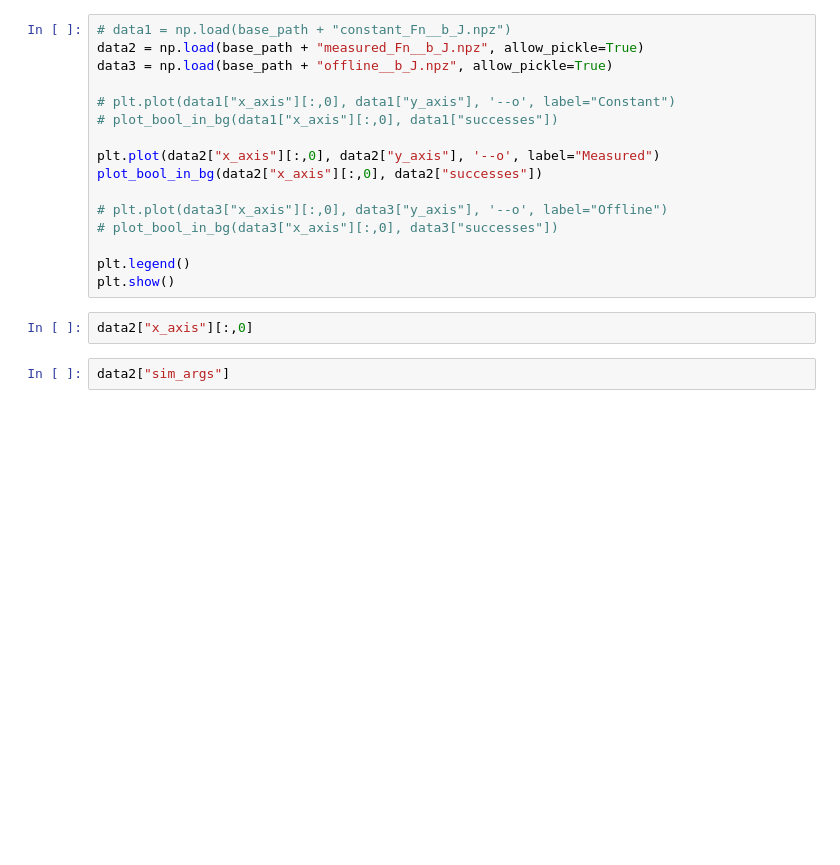
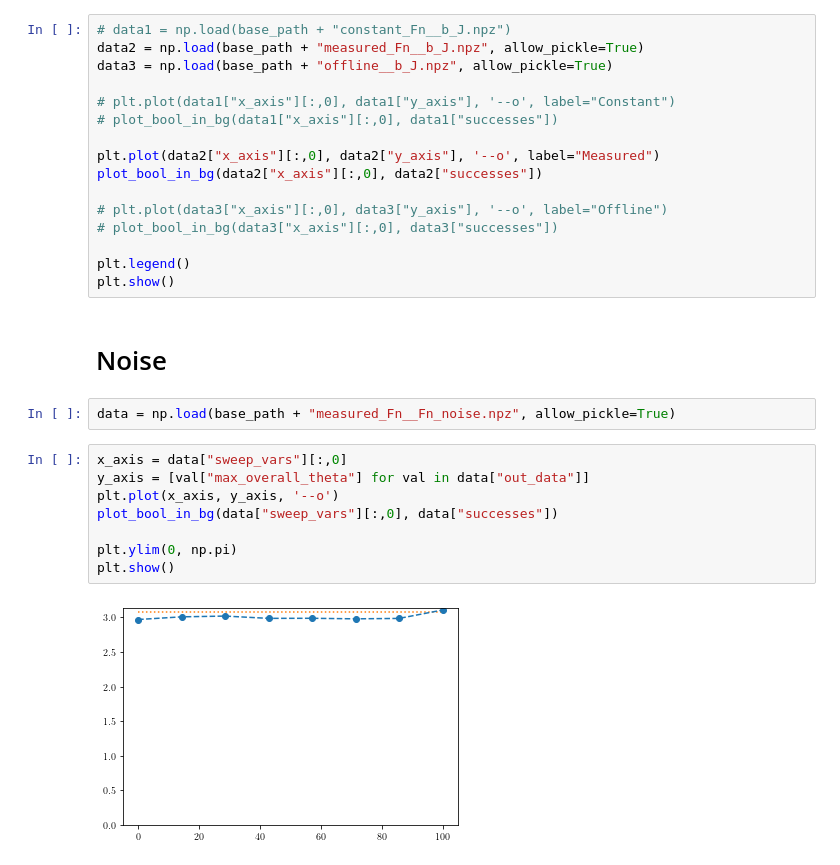
Before and after one commit to daniwhite/PaperManipulation, a Jupyter notebook: sweeps_plotter.ipynb, the cells around one changed output. Saved outputs shown, nothing was run; the diff lists cells and outputs as text; blank space fills up the shorter version.

```diff
--- a/sweeps_plotter.ipynb
+++ b/sweeps_plotter.ipynb
@@ -257,7 +257,17 @@ plot_bool_in_bg(data2["x_axis"][:,0], data2["successes"])
 
 plt.legend()
 plt.show()
-# %%
-data2["x_axis"][:,0]
-# %%
-data2["sim_args"]
+# %% [markdown]
+# Noise
+# %%
+data = np.load(base_path + "measured_Fn__Fn_noise.npz", allow_pickle=True)
+# %%
+x_axis = data["sweep_vars"][:,0]
+y_axis = [val["max_overall_theta"] for val in data["out_data"]]
+plt.plot(x_axis, y_axis, '--o')
+plot_bool_in_bg(data["sweep_vars"][:,0], data["successes"])
+
+plt.ylim(0, np.pi)
+plt.show()
+# %% [output]
+[figure, added]
```
Also changed, not shown: parts of 6 cells of this notebook, 10 other files.
